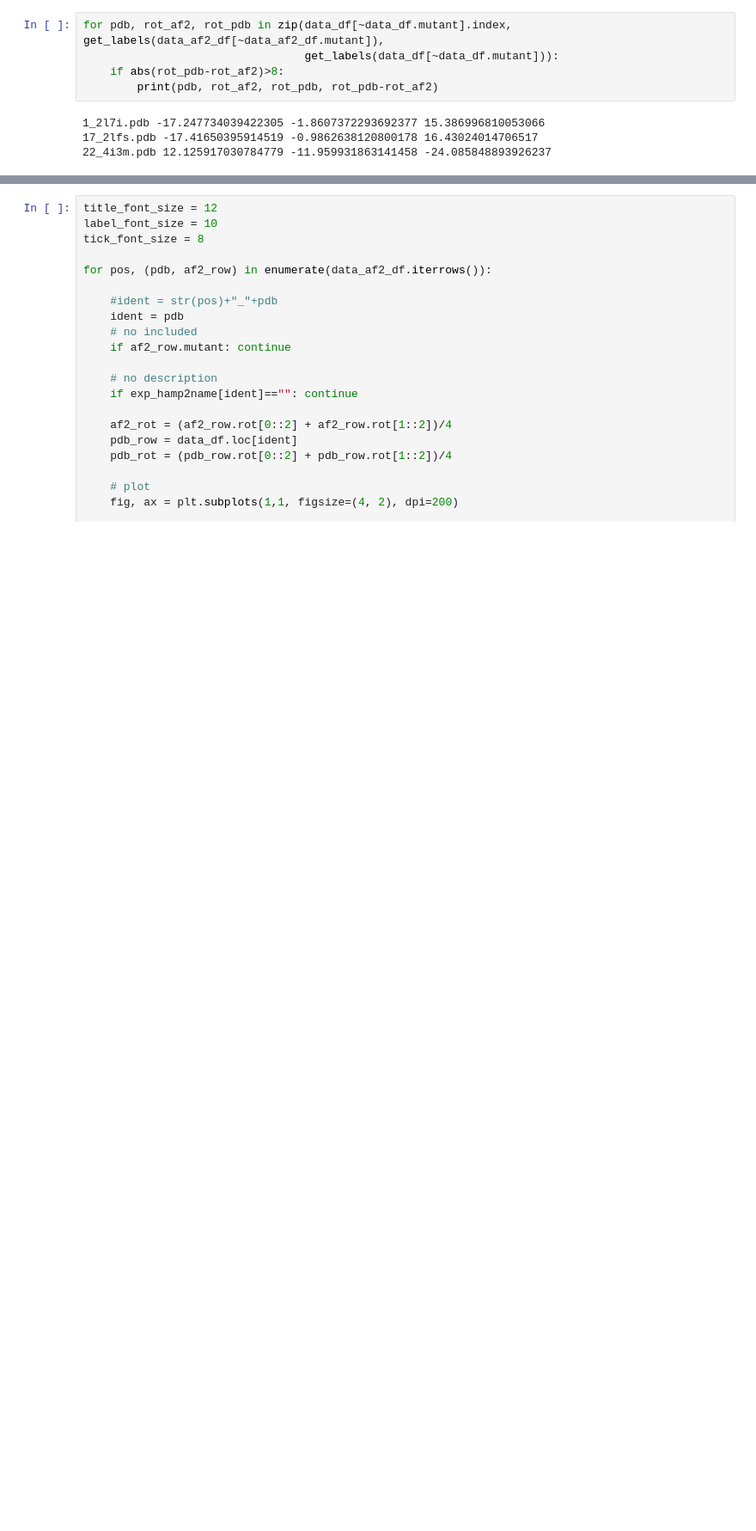
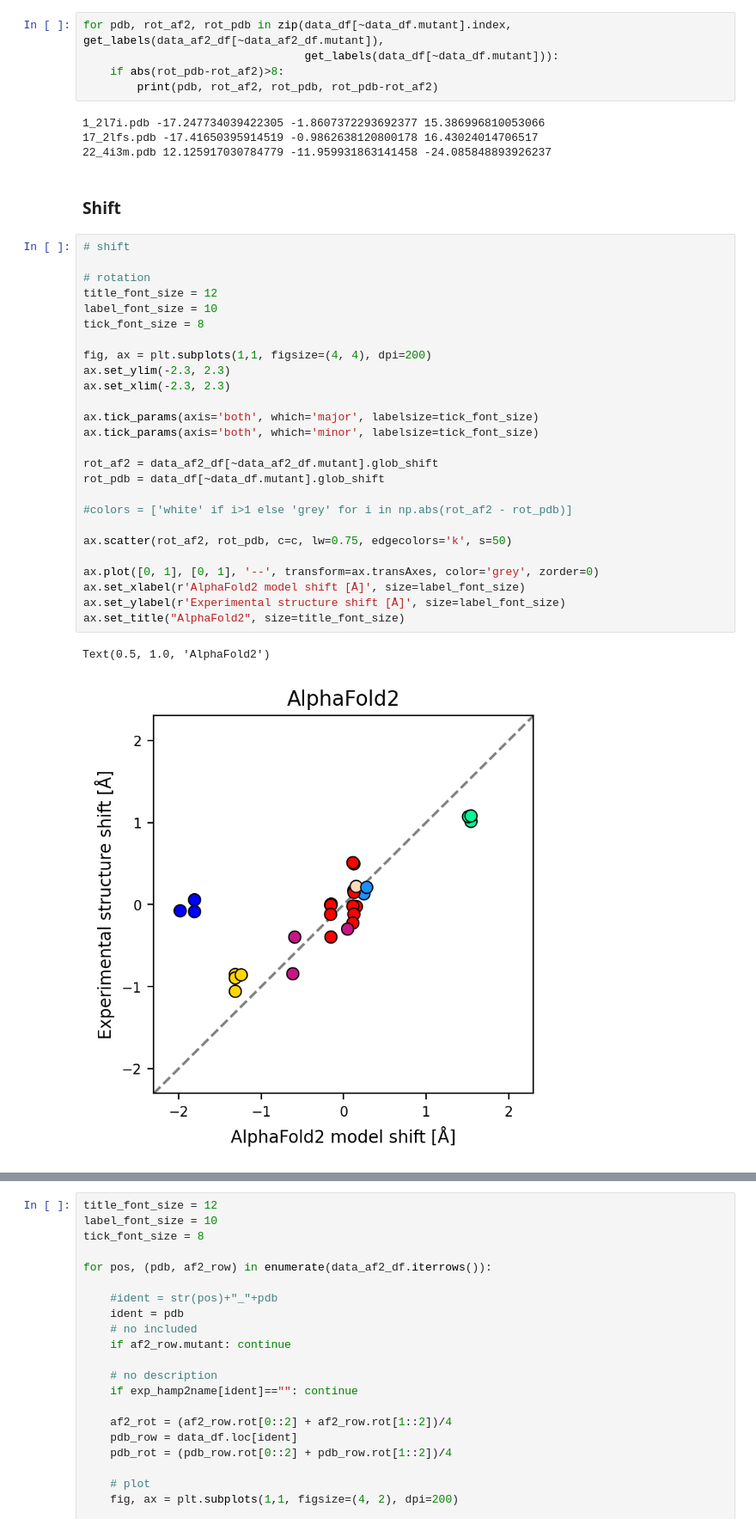
Before and after one commit to labstructbioinf/HAMPpred, a Jupyter notebook: notebooks/steps/2b_prepare_pdb.ipynb, the cells around one changed output, grey strips where cells are left out. Shown at 86% size. Saved outputs shown, nothing was run; the diff lists cells and outputs as text; blank space fills up the shorter version.

```diff
--- a/notebooks/steps/2b_prepare_pdb.ipynb
+++ b/notebooks/steps/2b_prepare_pdb.ipynb
@@ -521,3 +564,34 @@ for pdb, rot_af2, rot_pdb in zip(data_df[~data_df.mutant].index, get_labels(data
 1_2l7i.pdb -17.247734039422305 -1.8607372293692377 15.386996810053066
 17_2lfs.pdb -17.41650395914519 -0.9862638120800178 16.43024014706517
 22_4i3m.pdb 12.125917030784779 -11.959931863141458 -24.085848893926237
+# %% [markdown]
+### Shift
+# %%
+# shift
+
+# rotation
+title_font_size = 12
+label_font_size = 10
+tick_font_size = 8
+
+fig, ax = plt.subplots(1,1, figsize=(4, 4), dpi=200)
+ax.set_ylim(-2.3, 2.3)
+ax.set_xlim(-2.3, 2.3)
+
+ax.tick_params(axis='both', which='major', labelsize=tick_font_size)
+ax.tick_params(axis='both', which='minor', labelsize=tick_font_size)
+
+rot_af2 = data_af2_df[~data_af2_df.mutant].glob_shift
+rot_pdb = data_df[~data_df.mutant].glob_shift
+
+#colors = ['white' if i>1 else 'grey' for i in np.abs(rot_af2 - rot_pdb)]
+
+ax.scatter(rot_af2, rot_pdb, c=c, lw=0.75, edgecolors='k', s=50)
+
+ax.plot([0, 1], [0, 1], '--', transform=ax.transAxes, color='grey', zorder=0)
+ax.set_xlabel(r'AlphaFold2 model shift [Å]', size=label_font_size)
+ax.set_ylabel(r'Experimental structure shift [Å]', size=label_font_size)
+ax.set_title("AlphaFold2", size=title_font_size)
+# %% [output]
+Text(0.5, 1.0, 'AlphaFold2')
+[figure, added]
```
Also changed, not shown: parts of 14 cells of this notebook, 5 other files.
